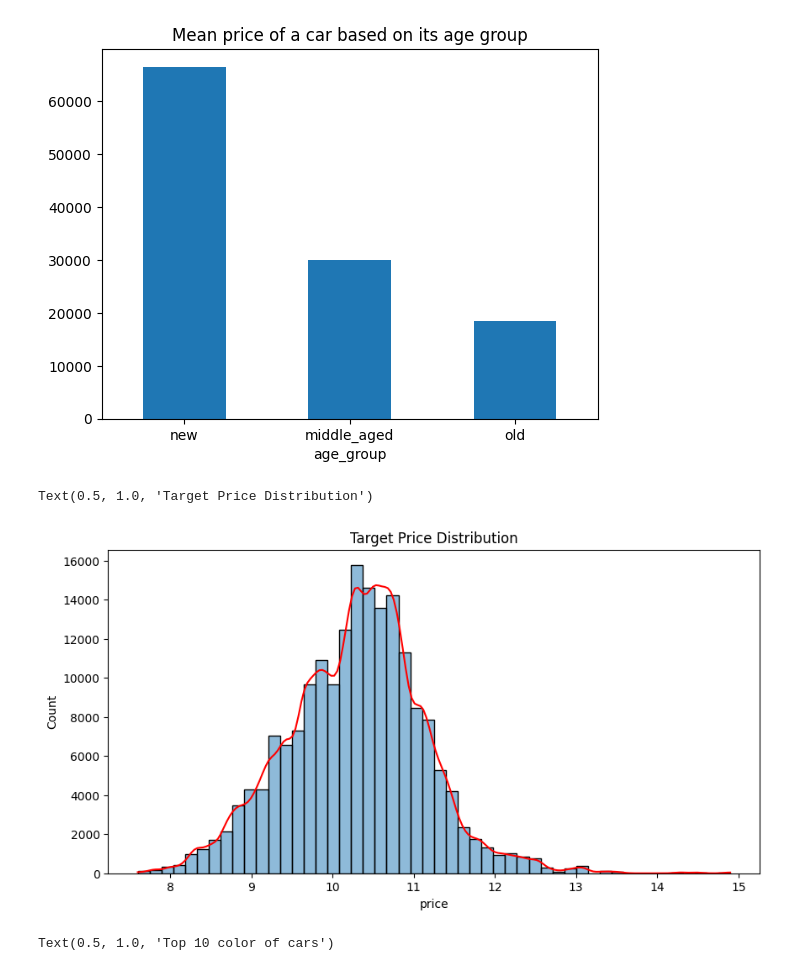
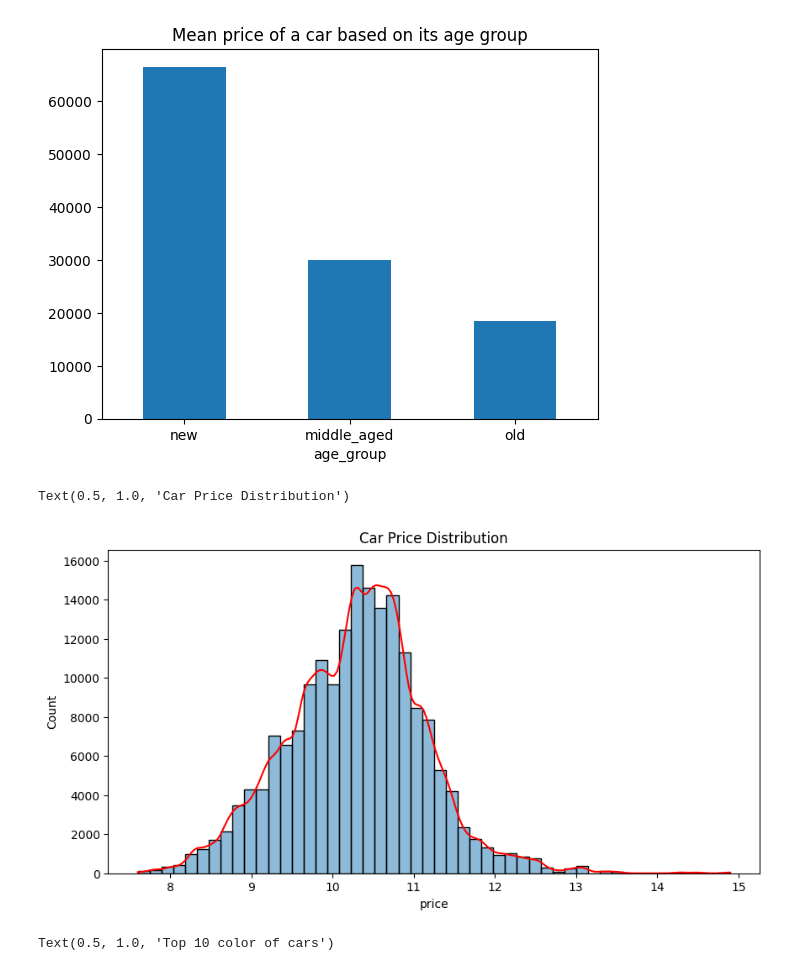
Before and after one commit to tahminehladi/car_price_prediction, a Jupyter notebook: Car_Price_Prediction.ipynb, the cells around one changed output. Saved outputs shown, nothing was run; the diff lists cells and outputs as text; code cells hidden in the pictures.

```diff
--- a/Car_Price_Prediction.ipynb
+++ b/Car_Price_Prediction.ipynb
@@ -316,14 +327,14 @@ Text(0.5, 1.0, 'Mean price of a car based on its age group')
 # %%
 plt.figure(figsize=(10,5))
 sns.histplot(data=train_df,
             x=np.log(train_df['price']),
             stat='count',
             bins=50,
             kde=True).lines[0].set_color('red')
-plt.title('Target Price Distribution')
+plt.title('Car Price Distribution')
 # %% [output]
-Text(0.5, 1.0, 'Target Price Distribution')
+Text(0.5, 1.0, 'Car Price Distribution')
-[figure, old version]
+[figure, new version]
 # %%
 train_df.ext_col.value_counts().sort_values(ascending=False).head(10).plot(kind='barh')
 plt.xlabel('count')
```
Also changed, not shown: parts of 42 cells of this notebook.
